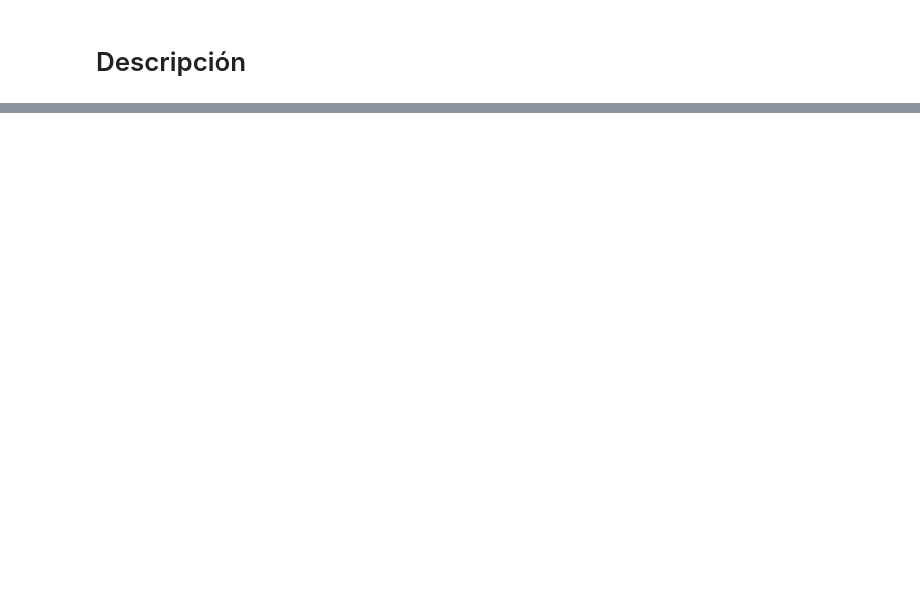
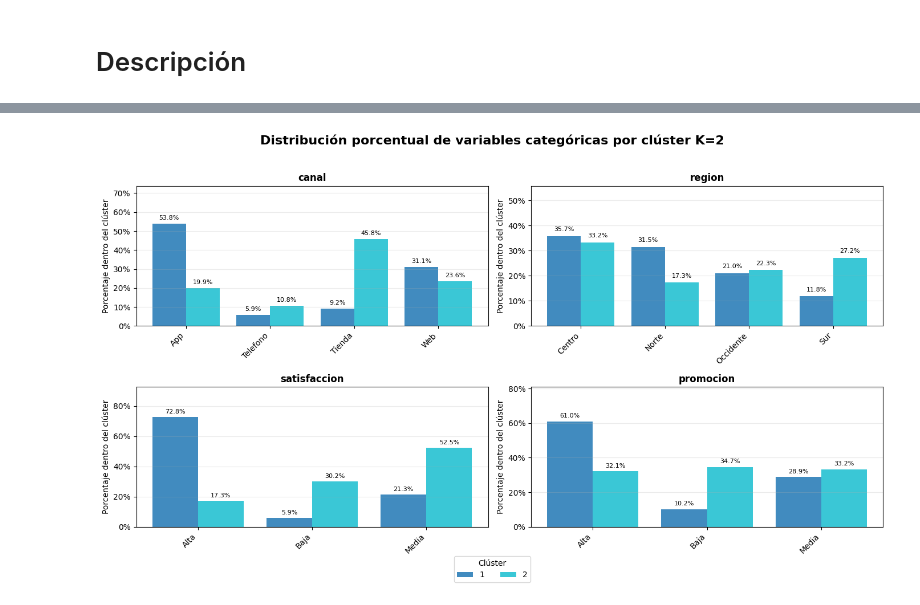
Before and after one commit to rpizarrog/Libro-Aprendizaje-Automatico.-Casos-de-Estudio-con-R-y-Python, a Jupyter notebook: Python NoteBooks/K_Prototypes_para_datos_de_comportamiento_de_compras_de_clientes.ipynb, the cells around one changed output, grey strips where cells are left out. Saved outputs shown, nothing was run; the diff lists cells and outputs as text; code cells hidden in the pictures; blank space fills up the shorter version.

```diff
--- a/Python NoteBooks/K_Prototypes_para_datos_de_comportamiento_de_compras_de_clientes.ipynb
+++ b/Python NoteBooks/K_Prototypes_para_datos_de_comportamiento_de_compras_de_clientes.ipynb
@@ -39,0 +209,17 @@ Se evalúa el menor costo de similitud para sugerir el mejor modelo habiendo imp
+# %%
+datos_visual = datos_kprototypesK2.copy()
+cluster2 = modelo_KPrototypesK2.get("cluster")
+datos_visual["cluster_KModesK2"] = cluster2
+
+resultado_visual = f_visualizar_clusters_categoricos(
+    datos=datos_visual,
+    variable_cluster="cluster_KModesK2",
+    variables=variables_categoricas,
+    ncol=2,
+    titulo="Distribución porcentual de variables categóricas por clúster K=2",
+    posicion="dodge",
+    mostrar_etiquetas=True,
+    rotar_etiquetas=True
+)
+# %% [output]
+[figure, added]
```
Also changed, not shown: parts of 47 cells of this notebook.
